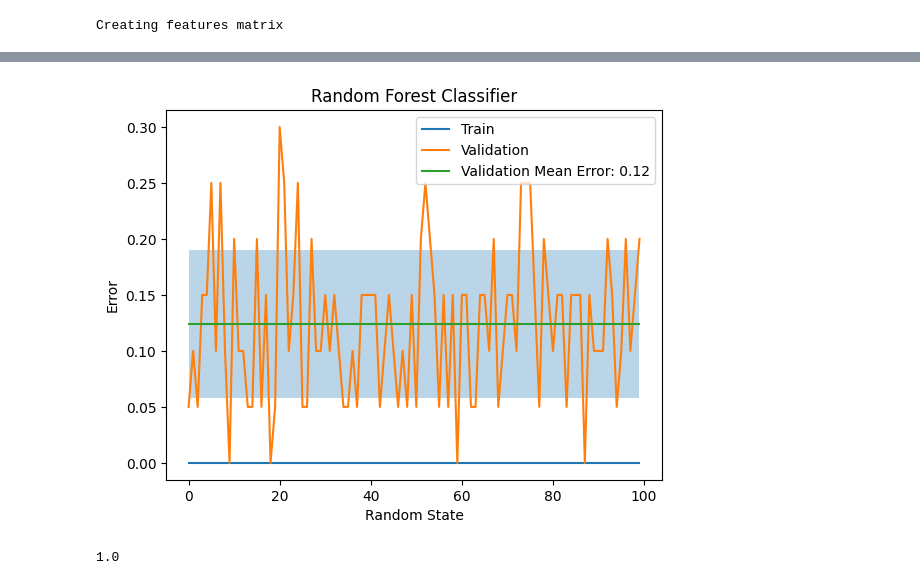
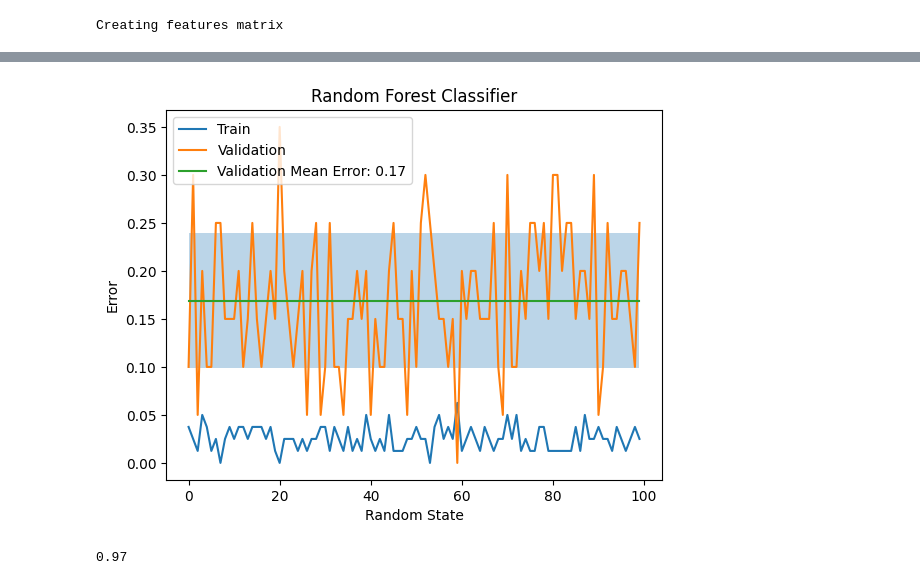
Before and after one commit to clementgilli/Cardiac-Pathology-Prediction, a Jupyter notebook: worksheet.ipynb, the cells around one changed output, grey strips where cells are left out. Cells and saved outputs as stored; diff of their text form; code cells hidden in the pictures.

```diff
--- a/worksheet.ipynb
+++ b/worksheet.ipynb
@@ -18,30 +19,37 @@ X.shape
 # %%
 K = 100
+N_ESTIMATORS = 100
+MAX_DEPTH = 7
+MAX_FEATURES="sqrt"
+MIN_SAMPLES_SPLIT=5
+MIN_SAMPLES_LEAF=3
+
 train_errors = []
 val_errors = []
 for i in range(K):
     X_train, X_val, y_train, y_val = train_test_split(X, y, test_size=0.2, random_state=i)
-    model = RandomForestClassifier(n_estimators=100, random_state=0, max_depth=10)
+    model = RandomForestClassifier(n_estimators=N_ESTIMATORS, max_depth=MAX_DEPTH,max_features=MAX_FEATURES, min_samples_split=MIN_SAMPLES_SPLIT, min_samples_leaf=MIN_SAMPLES_LEAF,random_state=0)
     model.fit(X_train, y_train)
     train_errors.append(1 - model.score(X_train, y_train))
     val_errors.append(1 - model.score(X_val, y_val))
 
 mean_val_error = np.mean(val_errors)
 std_val_error = np.std(val_errors)
 fig = plt.figure()
 plt.plot(range(K), train_errors, label="Train")
 plt.plot(range(K), val_errors, label="Validation")
 plt.plot(range(K), [mean_val_error]*K, label=f"Validation Mean Error: {mean_val_error:.2f}")
 plt.fill_between(range(K), [mean_val_error-std_val_error]*K, [mean_val_error+std_val_error]*K, alpha=0.3)
 plt.title("Random Forest Classifier")
 plt.xlabel("Random State")
 plt.ylabel("Error")
 plt.legend()
 plt.show()
 # %% [output]
-[figure, old version]
+[figure, new version]
 # %%
-clf = RandomForestClassifier().fit(X, y)
+clf = RandomForestClassifier(n_estimators=N_ESTIMATORS, max_depth=MAX_DEPTH,max_features=MAX_FEATURES, min_samples_split=MIN_SAMPLES_SPLIT, min_samples_leaf=MIN_SAMPLES_LEAF,random_state=0)
+clf.fit(X, y)
 print(clf.score(X, y))
 # %% [output]
-1.0
+0.97
```
Also changed, not shown: parts of 11 cells of this notebook, 3 other files.
